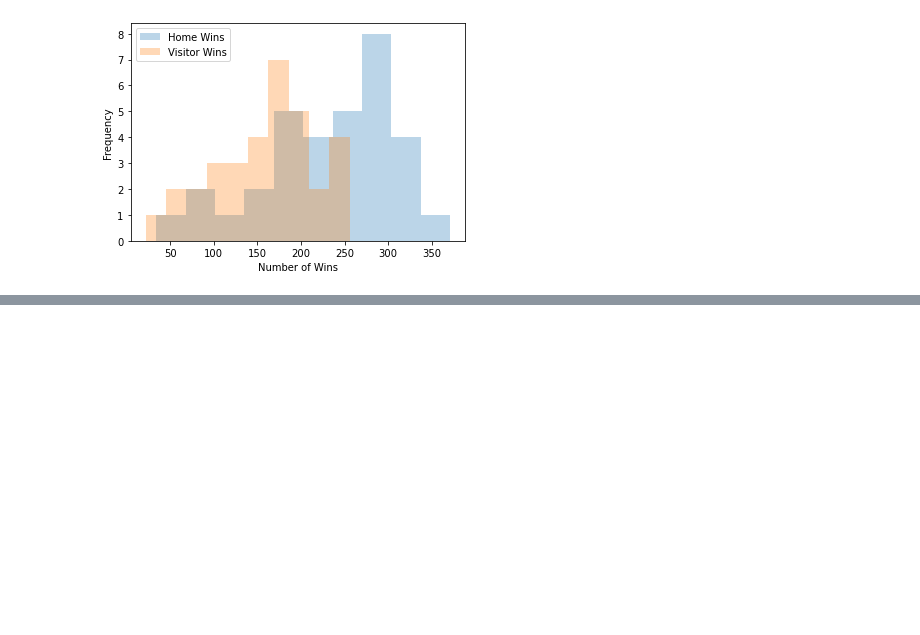
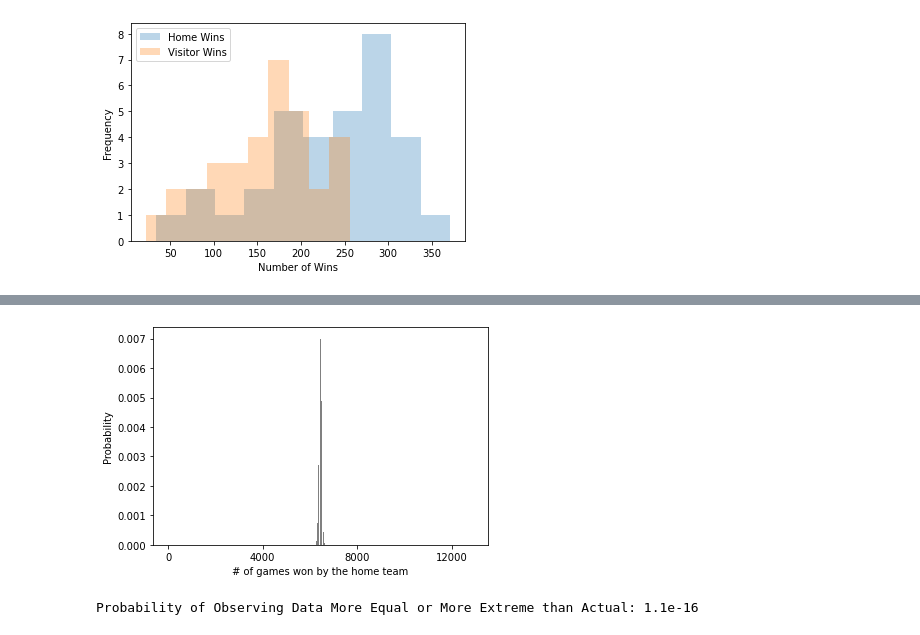
Before and after one commit to wjlau/Capstone1-Proposal, a Jupyter notebook: Basketball_Dataset.ipynb, the cells around one changed output, grey strips where cells are left out. Saved outputs shown, nothing was run; the diff lists cells and outputs as text; code cells hidden in the pictures; blank space fills up the shorter version.

Commit message:
created pmf graph - need to revisit formatting

```diff
--- a/Basketball_Dataset.ipynb
+++ b/Basketball_Dataset.ipynb
@@ -174,3 +175,6 @@ filtered
 | 12888 | 2018-10-31 | 2018-19 NBA Season | Dallas Mavericks | 113 | Los Angeles Lakers | 114 |  | 1 | ... |
 | 12889 | 2018-10-31 | 2018-19 NBA Season | San Antonio Spurs | 120 | Phoenix Suns | 90 |  | 0 | ... |
 12873 rows × 9 columns
+# %%
+total_home_wins = filtered[filtered.home_win==1]['home_team'].count()
+total_home_wins
@@ -187,0 +203,18 @@ ax.legend();
+# %%
+binomial = stats.binom(n=12873, p=0.5)
+
+fig, ax = plt.subplots()
+bars = ax.bar(range(12874), [binomial.pmf(i) for i in range(12874)], color="grey")
+ax.set_xlabel('# of games won by the home team')
+ax.set_ylabel('Probability')
+for i in range(total_home_wins,12874):
+    bars[i].set_color('red')
+ax.set_xticks(np.arange(0,12874,4000));
+# %% [output]
+[figure, added]
+# %%
+prob_equal_or_more_extreme = 1 - binomial.cdf(12872) # binomial.cdf(1)
+print("Probability of Observing Data More Equal or More Extreme than Actual: {:2.2}".format(
+    prob_equal_or_more_extreme))
+# %% [output]
+Probability of Observing Data More Equal or More Extreme than Actual: 1.1e-16
```
Also changed, not shown: parts of 4 cells of this notebook.
